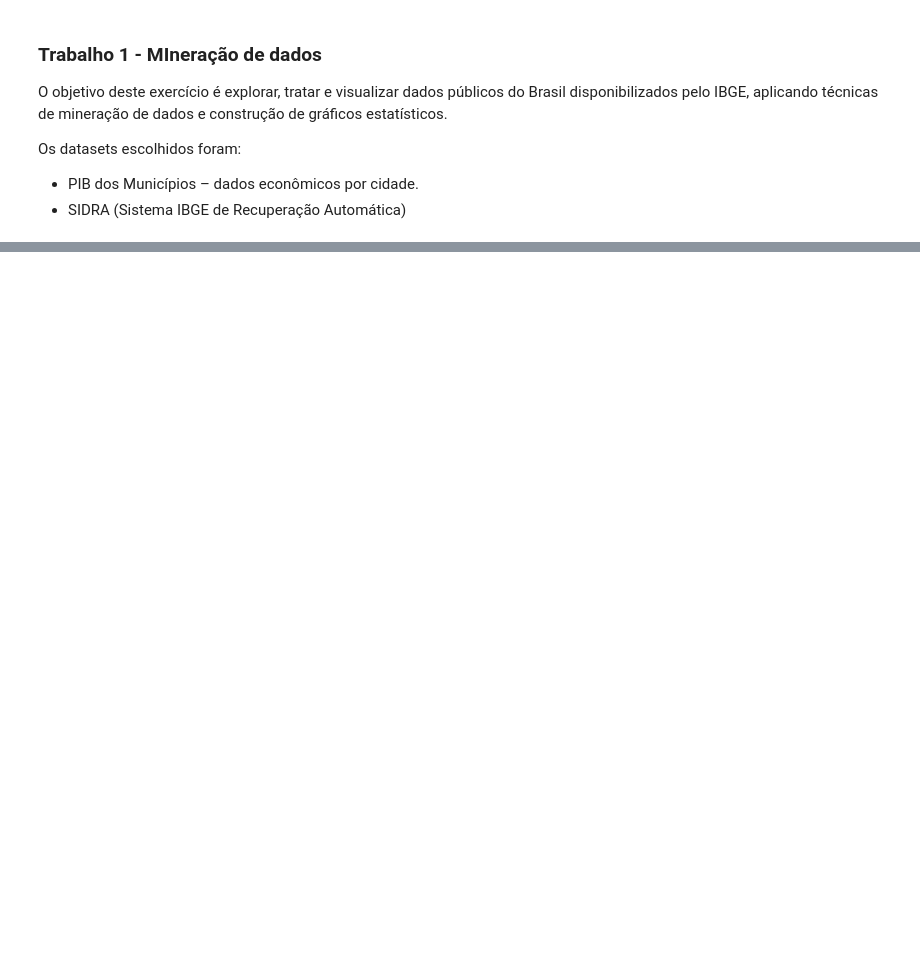
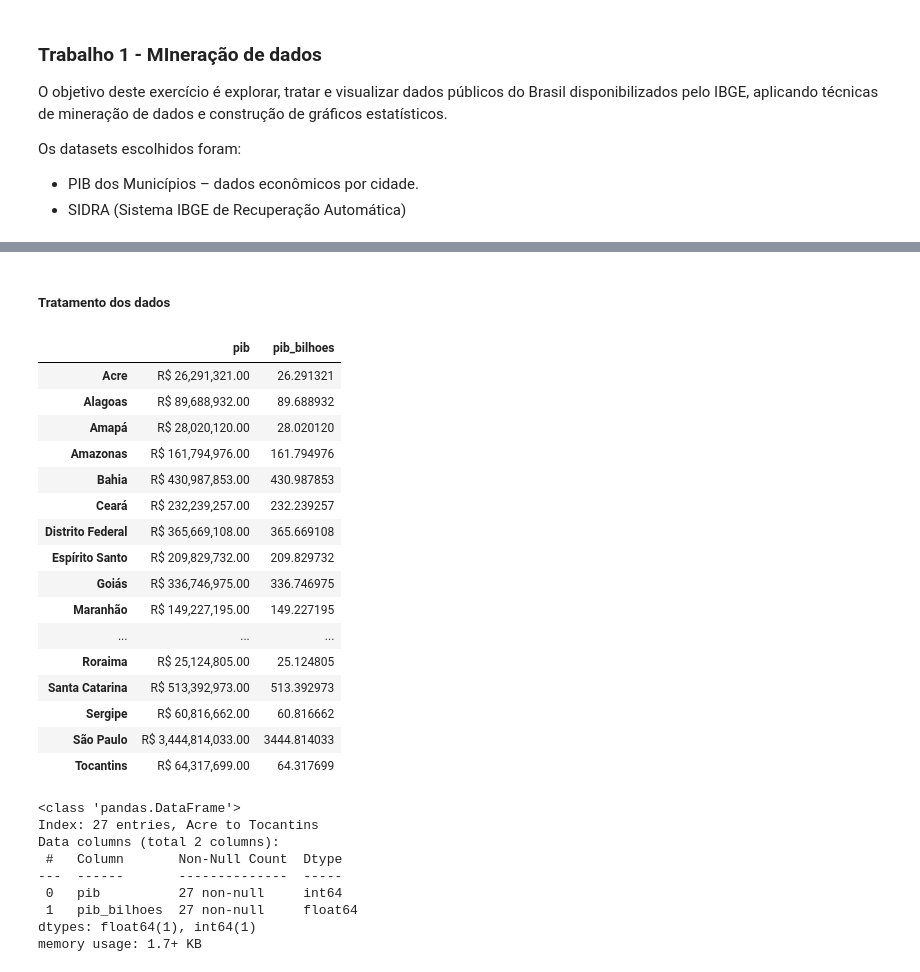
Before and after one commit to LiviaP24/mineracao-de-dados, a Jupyter notebook: trabalho.ipynb, the cells around one changed output, grey strips where cells are left out. Cells and saved outputs as stored; diff of their text form; code cells hidden in the pictures; blank space fills up the shorter version.

Commit message:
Atualiza análise e dados de educação

```diff
--- a/trabalho.ipynb
+++ b/trabalho.ipynb
@@ -41,0 +87,42 @@ display(df_sidra)
+# %% [markdown]
+##### Tratamento dos dados
+# %%
+def formato_brl(valor):
+    return f'R$ {valor:,.2f}'
+# %%
+df_pib_copy = df_pib.copy()
+
+df_pib_copy = df_pib_copy.T
+
+df_pib_copy.columns = ['pib']
+
+df_pib_copy['pib_bilhoes'] = df_pib_copy['pib'] / 1_000_000
+
+display(df_pib_copy.style.format({'pib': formato_brl}))
+# %% [output]
+|  | pib | pib_bilhoes |
+| Acre | R$ 26,291,321.00 | 26.291321 |
+| Alagoas | R$ 89,688,932.00 | 89.688932 |
+| Amapá | R$ 28,020,120.00 | 28.020120 |
+| Amazonas | R$ 161,794,976.00 | 161.794976 |
+| Bahia | R$ 430,987,853.00 | 430.987853 |
+| Ceará | R$ 232,239,257.00 | 232.239257 |
+| Distrito Federal | R$ 365,669,108.00 | 365.669108 |
+| Espírito Santo | R$ 209,829,732.00 | 209.829732 |
+| Goiás | R$ 336,746,975.00 | 336.746975 |
+| Maranhão | R$ 149,227,195.00 | 149.227195 |
+| ... | ... | ... |
+| Roraima | R$ 25,124,805.00 | 25.124805 |
+| Santa Catarina | R$ 513,392,973.00 | 513.392973 |
+| Sergipe | R$ 60,816,662.00 | 60.816662 |
+| São Paulo | R$ 3,444,814,033.00 | 3444.814033 |
+| Tocantins | R$ 64,317,699.00 | 64.317699 |
+<class 'pandas.DataFrame'>
+Index: 27 entries, Acre to Tocantins
+Data columns (total 2 columns):
+ #   Column       Non-Null Count  Dtype
+---  ------       --------------  -----
+ 0   pib          27 non-null     int64
+ 1   pib_bilhoes  27 non-null     float64
+dtypes: float64(1), int64(1)
+memory usage: 1.7+ KB
```
Also changed, not shown: parts of 4 cells of this notebook, 2 other files.
